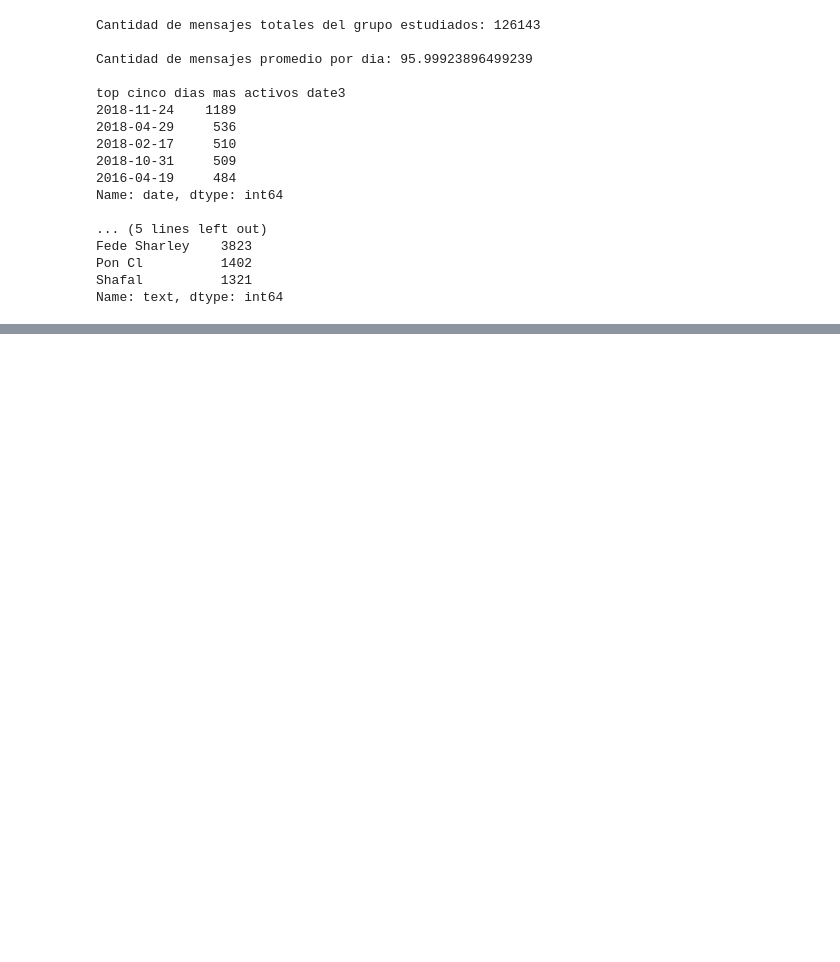
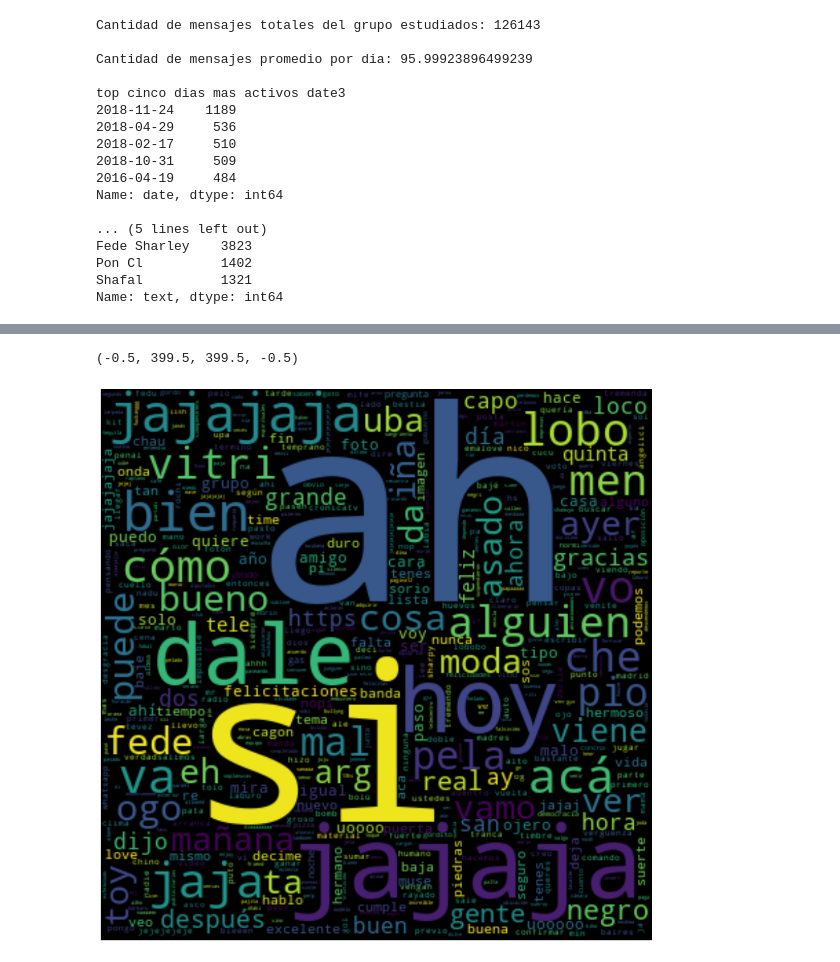
Before and after one commit to joaquin-tempelsman/data-stories, a Jupyter notebook: Whatsapp group - analytics/notebook - DH.ipynb, the cells around one changed output, grey strips where cells are left out. Saved outputs shown, nothing was run; the diff lists cells and outputs as text; code cells hidden in the pictures; blank space fills up the shorter version.

Commit message:
wordcloud

```diff
--- a/Whatsapp group - analytics/notebook - DH.ipynb
+++ b/Whatsapp group - analytics/notebook - DH.ipynb
@@ -357,0 +486,12 @@ Name: text, dtype: int64
+# %%
+import os
+import matplotlib.pyplot as plt
+from wordcloud import WordCloud
+
+palabrasWC = ' '.join(sample.nonstop.apply(lambda x:' '.join(x)))
+wordcloud = WordCloud(height=400,width=400,max_words=800,collocations=False).generate(palabrasWC)
+plt.imshow(wordcloud, interpolation='bilinear')
+plt.axis("off")
+# %% [output]
+(-0.5, 399.5, 399.5, -0.5)
+[figure, added]
```
Also changed, not shown: parts of 12 cells of this notebook, 2 other files.
